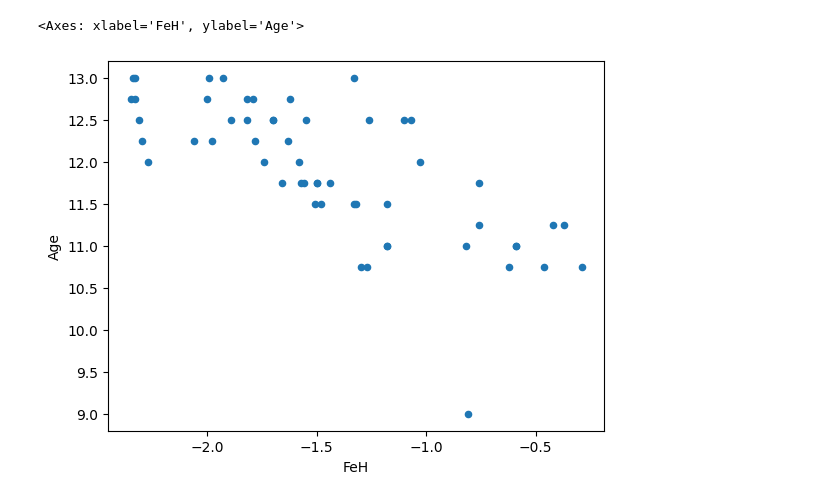
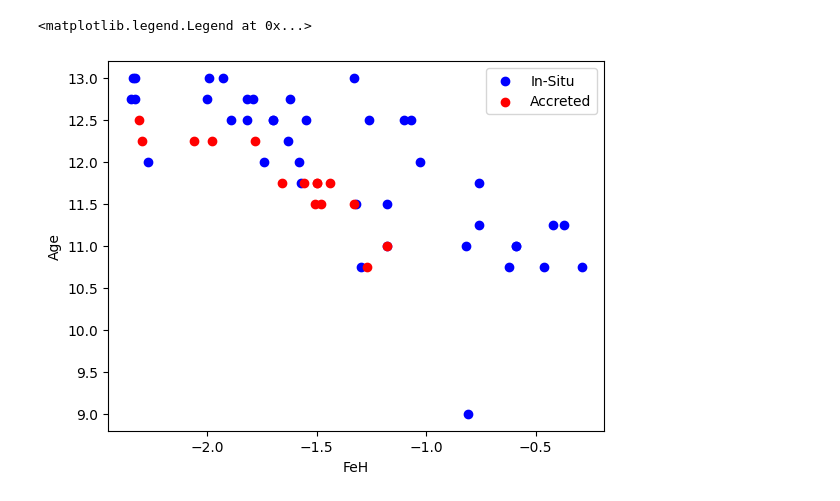
Before and after one commit to vishnusivamogga/PHYS3116_shrek, a Jupyter notebook: age_metallicity.ipynb, the cells around one changed output. Saved outputs shown, nothing was run; the diff lists cells and outputs as text; code cells hidden in the pictures.

```diff
--- a/age_metallicity.ipynb
+++ b/age_metallicity.ipynb
@@ -14,5 +74,23 @@ Krause.plot(kind = 'scatter', x ='FeH',y='Age')
 # %%
-VandenBerg.plot(kind = 'scatter', x ='FeH',y='Age')
+# Create a mask for IDs in int_accreted
+mask = VandenBerg['#NGC'].isin(int_accreted)
+
+# Create the figure and axis
+fig, ax = plt.subplots()
+
+# Plot non-accreted stars (blue)
+ax.scatter(VandenBerg.loc[~mask, 'FeH'], VandenBerg.loc[~mask, 'Age'], color='blue', label='In-Situ')
+
+# Plot accreted stars (red)
+ax.scatter(VandenBerg.loc[mask, 'FeH'], VandenBerg.loc[mask, 'Age'], color='red', label='Accreted')
+
+# Add labels and legend
+ax.set_xlabel('FeH')
+ax.set_ylabel('Age')
+ax.legend()
+
+
+#VandenBerg.plot(kind = 'scatter', x ='FeH',y='Age')
 # %% [output]
-<Axes: xlabel='FeH', ylabel='Age'>
+<matplotlib.legend.Legend at 0x...>
-[figure, old version]
+[figure, new version]
```
Also changed, not shown: parts of 2 cells of this notebook.
